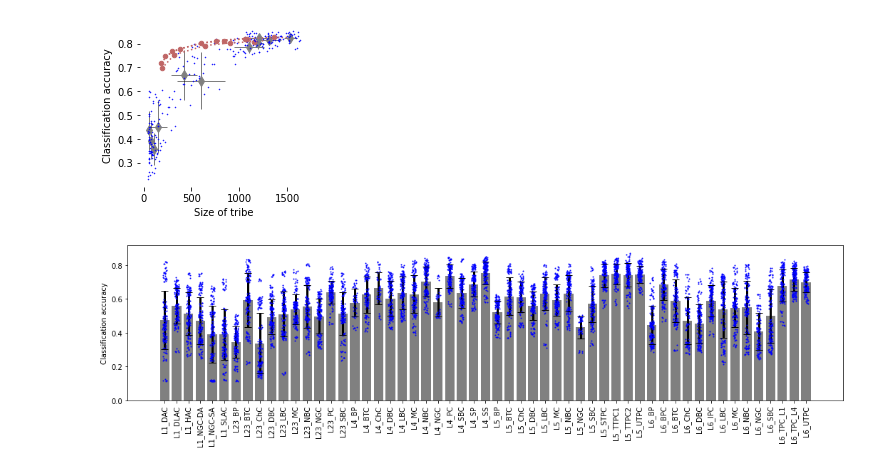
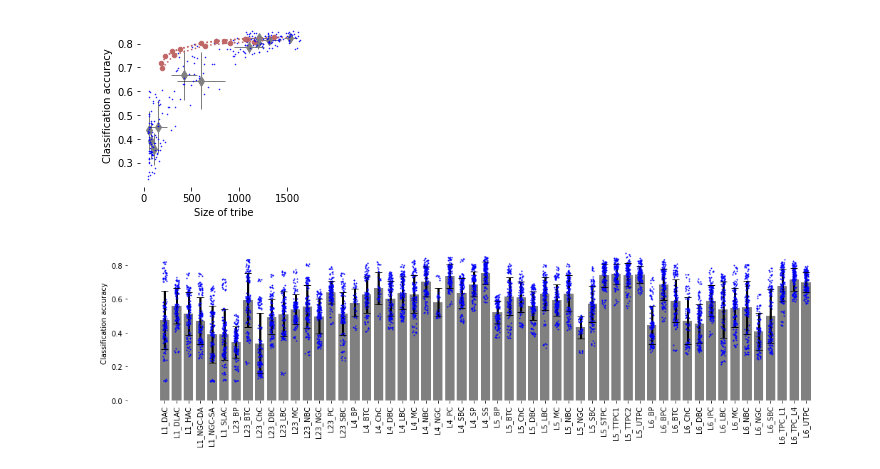
Before and after one commit to BlueBrain/topological_sampling, a Jupyter notebook: notebooks/Figures 4, 5 - B, C, D, 6 - B, C, S3, S4, S5.ipynb, the cells around one changed output. Saved outputs shown, nothing was run; the diff lists cells and outputs as text; code cells hidden in the pictures.

```diff
--- a/notebooks/Figures 4, 5 - B, C, D, 6 - B, C, S3, S4, S5.ipynb
+++ b/notebooks/Figures 4, 5 - B, C, D, 6 - B, C, S3, S4, S5.ipynb
@@ -105,13 +157,11 @@ plot_sd_acc = [tribe_sd_acc.get2(sampling="Parameter", specifier=spec)
 fig = plt.figure(figsize=(3, 2))
 ax = fig.gca()
 
-ax.bar(range(len(plot_mean_acc)), plot_mean_acc, color='grey')
+ax.bar(range(len(plot_mean_acc)), plot_mean_acc, **fig_4a_bar_params)
 for x, spec in enumerate(spec_parameters):
     y = tribe_pooled_acc.get2(sampling="Parameter", specifier=spec)
-    ax.plot(x + 0.35 * (numpy.random.rand(len(y)) - 0.5), y, marker='.', ms=1., color='blue', ls='None')
-ax.errorbar(range(len(plot_mean_acc)), plot_mean_acc, yerr=plot_sd_acc,
-            ls='None', color='black', elinewidth=3, capsize=5)
-
+    ax.plot(x + 0.35 * (numpy.random.rand(len(y)) - 0.5), y, **fig_4a_plot_params)
+ax.errorbar(range(len(plot_mean_acc)), plot_mean_acc, yerr=plot_sd_acc, **fig_4a_err_params)
 ax.set_xticks(range(len(spec_parameters)))
 _ = ax.set_xticklabels(spec_parameters, rotation='vertical')
 ax.set_ylabel("Classification accuracy")
@@ -124,9 +174,6 @@ Figure panel: Accuracies vs. sizes of the tribes
 fig = plt.figure(figsize=(3, 3))
 ax = fig.gca()
 
-# averages the accuracy of cross-val. iterations, but not across champions of a parameter
-tribe_nonpooled_mean_acc = data_acc.map(numpy.nanmean)
-tribe_mean_size = tribe_size.pool(["index"], func=numpy.mean)
 for spec in spec_parameters:
     index, x = tribe_size.get_x_y("index", sampling="Parameter", specifier=spec)
     mean_x = tribe_mean_size.get2(sampling="Parameter", specifier=spec)
@@ -137,11 +184,11 @@ for spec in spec_parameters:
     if len(subs_spec):
         subs_x = [tribe_mean_size.get2(sampling="subsampled", specifier=_spec) for _spec in subs_spec]
         subs_y = [tribe_mean_acc.get2(sampling="subsampled", specifier=_spec) for _spec in subs_spec]
-        ax.plot(subs_x + [mean_x], subs_y + [mean_y], color=[0.75, 0.4, 0.4], marker="o", ms=4.5, ls=":")
+        ax.plot(subs_x + [mean_x], subs_y + [mean_y], **fig_4b_ss_params)
 
-    ax.plot(mean_x, mean_y, ls="None", marker="d", ms=7, color='grey')
-    ax.errorbar(mean_x, mean_y, xerr=numpy.std(x), yerr=numpy.std(y), lw=0.5, color='black')
-    ax.plot(x, y, ls="None", marker='.', ms=1, color='blue')
+    ax.plot(mean_x, mean_y, **fig_4b_plot_params)
+    ax.errorbar(mean_x, mean_y, xerr=numpy.std(x), yerr=numpy.std(y), **fig_4b_err_params)
+    ax.plot(x, y, **fig_4b_idv_params)
     ax.set_xlabel("Size of tribe")
     ax.set_ylabel("Classification accuracy")
 plt.box(False)
@@ -152,27 +199,29 @@ F.save(fig, fn="Panel-B")
 # %%
 """
 Figure panel: Accuracies for the randomly sampled tribes
 """
-spec_mtypes = tribe_mean_acc.filter(sampling="M-type").labels_of("specifier")
+# Names of the randomly picked morphological types.
+mtype_names = tribe_mean_acc.filter(sampling="M-type").labels_of("specifier")
+# Look up mean and sd accuracies for those samples.
 plot_mean_acc = [tribe_mean_acc.get2(sampling="M-type", specifier=spec)
-                for spec in spec_mtypes]
+                for spec in mtype_names]
 plot_sd_acc = [tribe_sd_acc.get2(sampling="M-type", specifier=spec)
-               for spec in spec_mtypes]
+               for spec in mtype_names]
 
 fig = plt.figure(figsize=(18, 4))
 ax = fig.gca()
 
-ax.bar(range(len(plot_mean_acc)), plot_mean_acc, color='grey')
-for x, spec in enumerate(spec_mtypes):
+ax.bar(range(len(plot_mean_acc)), plot_mean_acc, **fig_s3_bar_params)
+for x, spec in enumerate(mtype_names):
     y = tribe_pooled_acc.get2(sampling="M-type", specifier=spec)
-    ax.plot(x + 0.35 * (numpy.random.rand(len(y)) - 0.5), y, marker='.', ms=2, color='blue', ls='None')
-ax.errorbar(range(len(plot_mean_acc)), plot_mean_acc, yerr=plot_sd_acc,
-            ls='None', color='black', elinewidth=3, capsize=5)
+    ax.plot(x + 0.35 * (numpy.random.rand(len(y)) - 0.5), y, **fig_s3_plot_params)
+ax.errorbar(range(len(plot_mean_acc)), plot_mean_acc, yerr=plot_sd_acc, **fig_s3_err_params)
 
-ax.set_xticks(range(len(spec_mtypes)))
-_ = ax.set_xticklabels(spec_mtypes, rotation='vertical')
+ax.set_xticks(range(len(mtype_names)))
+_ = ax.set_xticklabels(mtype_names, rotation='vertical')
 ax.set_ylabel("Classification accuracy")
+plt.box(False)
 
 S.save(fig, fn="Panel-A")
 # %% [output]
-[figure, old version]
+[figure, new version]
```
Also changed, not shown: parts of 9 cells of this notebook, 2 other files.
